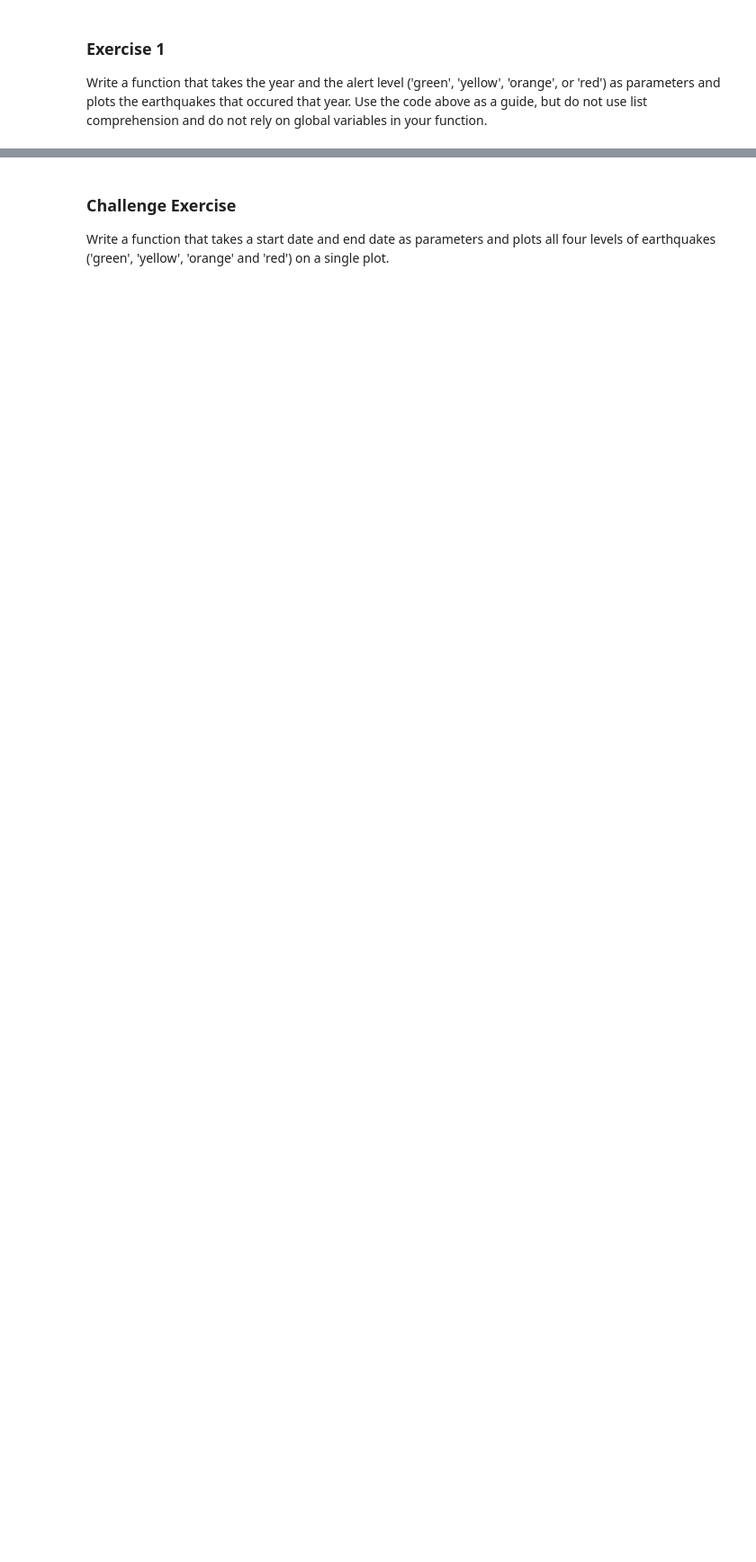
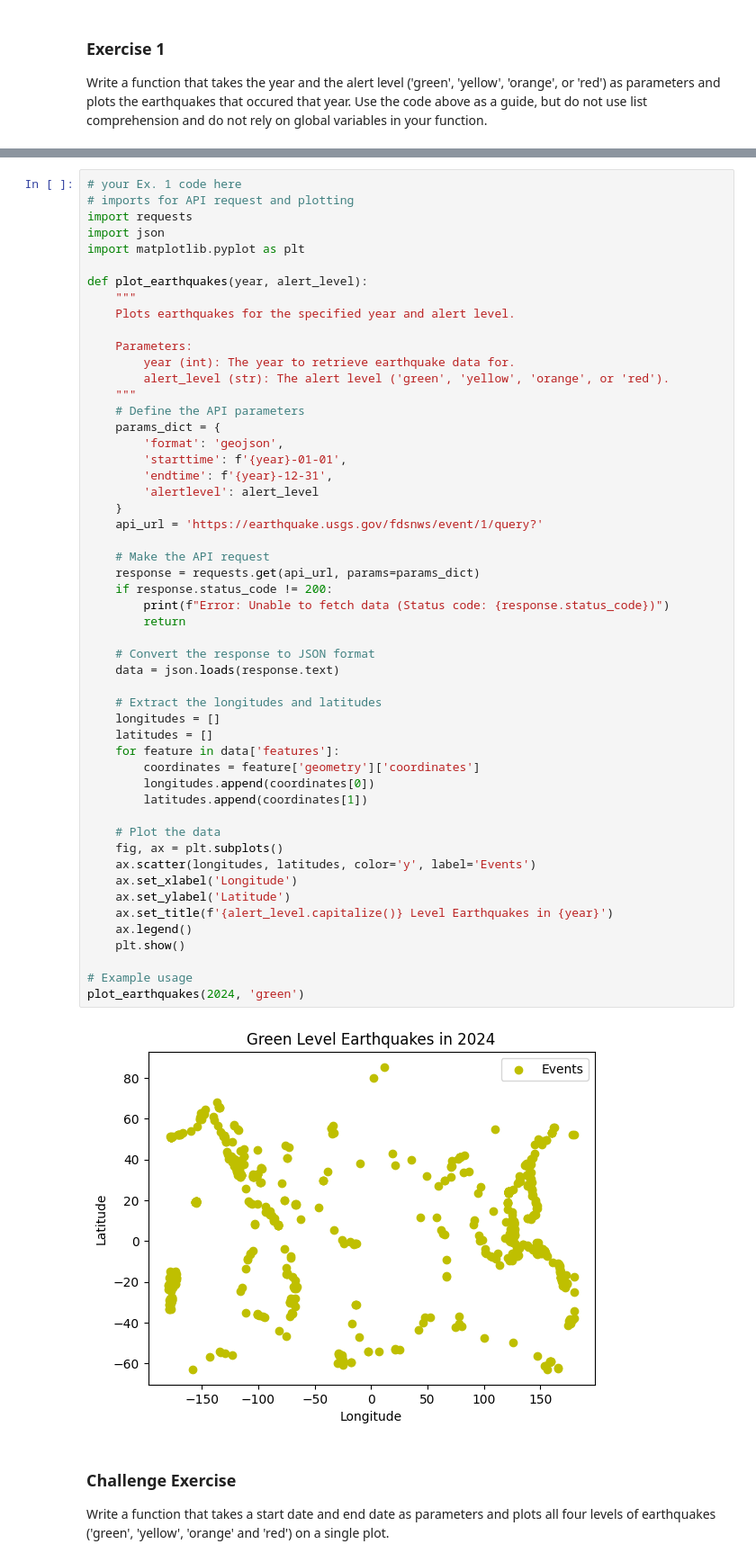
Before and after one commit to SNEHA-67/comp215, a Jupyter notebook: labs/lab01-introduction.ipynb, the cells around one changed output, grey strips where cells are left out. Shown: that part at 90% size. Cells and saved outputs as stored; diff of their text form; blank space fills up the shorter version.

```diff
--- a/labs/lab01-introduction.ipynb
+++ b/labs/lab01-introduction.ipynb
@@ -150,3 +148,57 @@ Write a function that takes the year and the alert level ('green', 'yellow', 'or
+# %%
+# your Ex. 1 code here
+# imports for API request and plotting
+import requests
+import json
+import matplotlib.pyplot as plt
+
+def plot_earthquakes(year, alert_level):
+    """
+    Plots earthquakes for the specified year and alert level.
+
+    Parameters:
+        year (int): The year to retrieve earthquake data for.
+        alert_level (str): The alert level ('green', 'yellow', 'orange', or 'red').
+    """
+    # Define the API parameters
+    params_dict = {
+        'format': 'geojson',
+        'starttime': f'{year}-01-01',
+        'endtime': f'{year}-12-31',
+        'alertlevel': alert_level
+    }
+    api_url = 'https://earthquake.usgs.gov/fdsnws/event/1/query?'
+
+    # Make the API request
+    response = requests.get(api_url, params=params_dict)
+    if response.status_code != 200:
+        print(f"Error: Unable to fetch data (Status code: {response.status_code})")
+        return
+
+    # Convert the response to JSON format
+    data = json.loads(response.text)
+
+    # Extract the longitudes and latitudes
+    longitudes = []
+    latitudes = []
+    for feature in data['features']:
+        coordinates = feature['geometry']['coordinates']
+        longitudes.append(coordinates[0])
+        latitudes.append(coordinates[1])
+
+    # Plot the data
+    fig, ax = plt.subplots()
+    ax.scatter(longitudes, latitudes, color='y', label='Events')
+    ax.set_xlabel('Longitude')
+    ax.set_ylabel('Latitude')
+    ax.set_title(f'{alert_level.capitalize()} Level Earthquakes in {year}')
+    ax.legend()
+    plt.show()
+
+# Example usage
+plot_earthquakes(2024, 'green')
+# %% [output]
+[figure, added]
 # %% [markdown]
 ### Challenge Exercise
 
```
Also changed, not shown: parts of 4 cells of this notebook.
